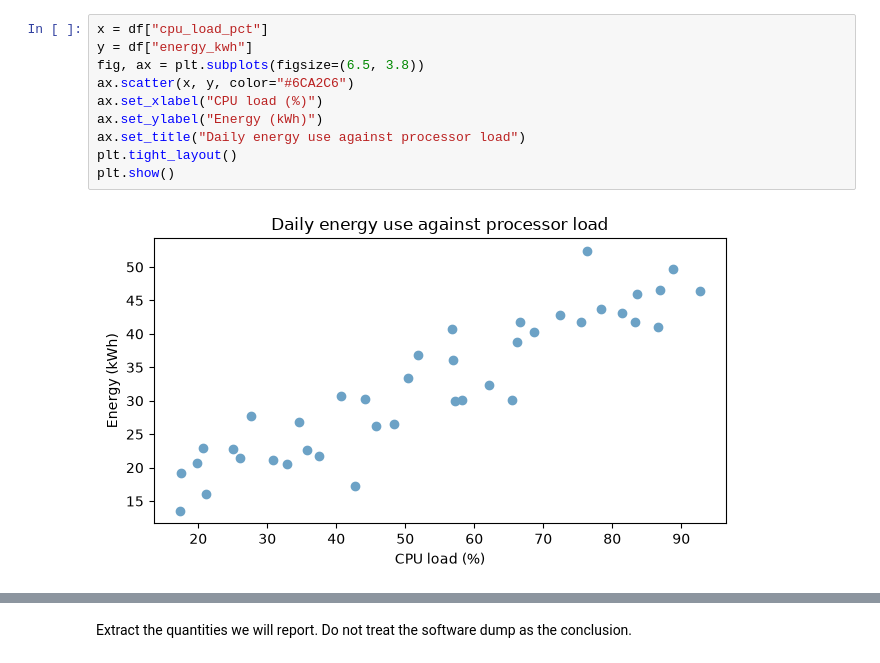
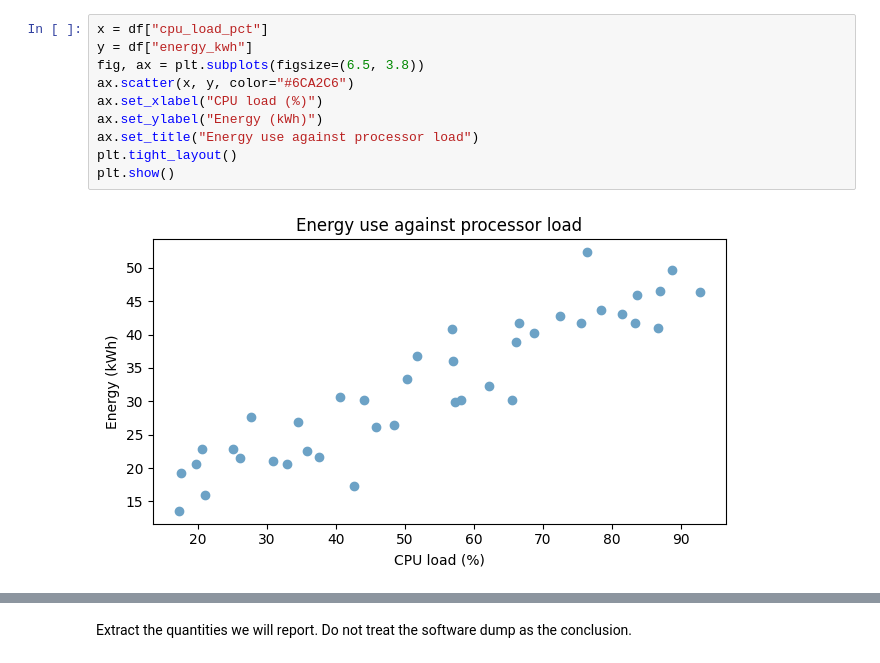
Before and after one commit to RBrooksDK/STA1_26, a Jupyter notebook: 10_Simple_Linear_Regression/Tutorial_10_notebook.ipynb, the cells around one changed output, grey strips where cells are left out. Saved outputs shown, nothing was run; the diff lists cells and outputs as text.

```diff
--- a/10_Simple_Linear_Regression/Tutorial_10_notebook.ipynb
+++ b/10_Simple_Linear_Regression/Tutorial_10_notebook.ipynb
@@ -60,15 +60,15 @@ observed load range (%): 17.3 to 92.71
 # %%
 x = df["cpu_load_pct"]
 y = df["energy_kwh"]
 fig, ax = plt.subplots(figsize=(6.5, 3.8))
 ax.scatter(x, y, color="#6CA2C6")
 ax.set_xlabel("CPU load (%)")
 ax.set_ylabel("Energy (kWh)")
-ax.set_title("Daily energy use against processor load")
+ax.set_title("Energy use against processor load")
 plt.tight_layout()
 plt.show()
 # %% [output]
-[figure, old version]
+[figure, new version]
 # %%
 X = sm.add_constant(x)
 ols = sm.OLS(y, X).fit()
```
Also changed, not shown: parts of 8 cells of this notebook, 4 other files.
